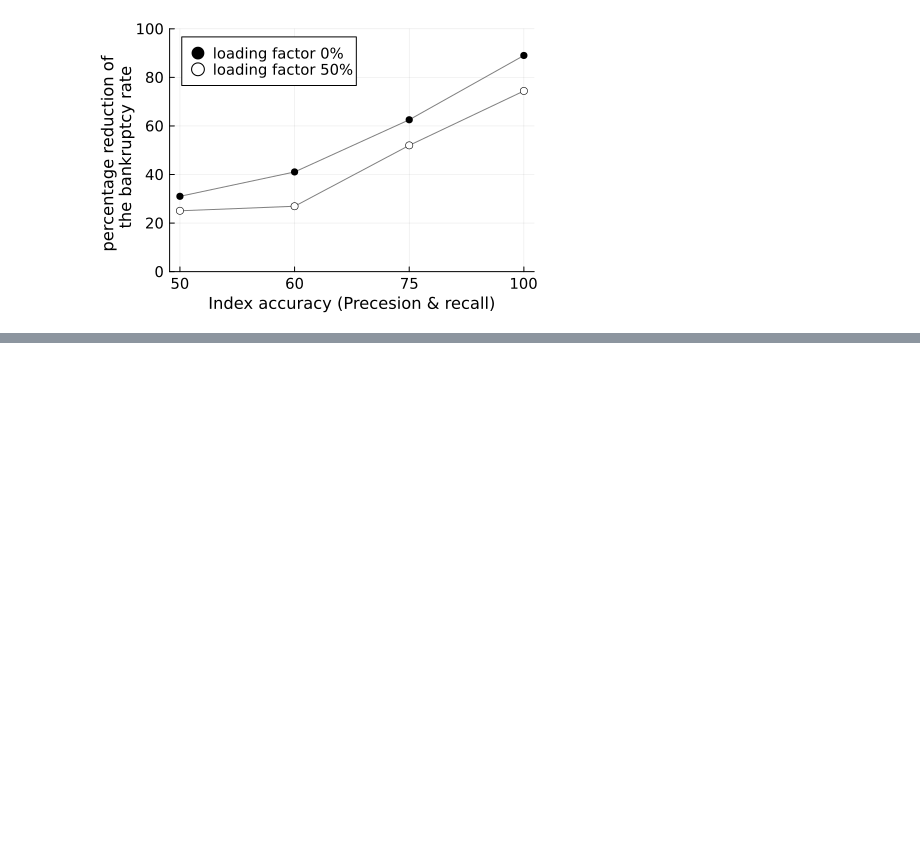
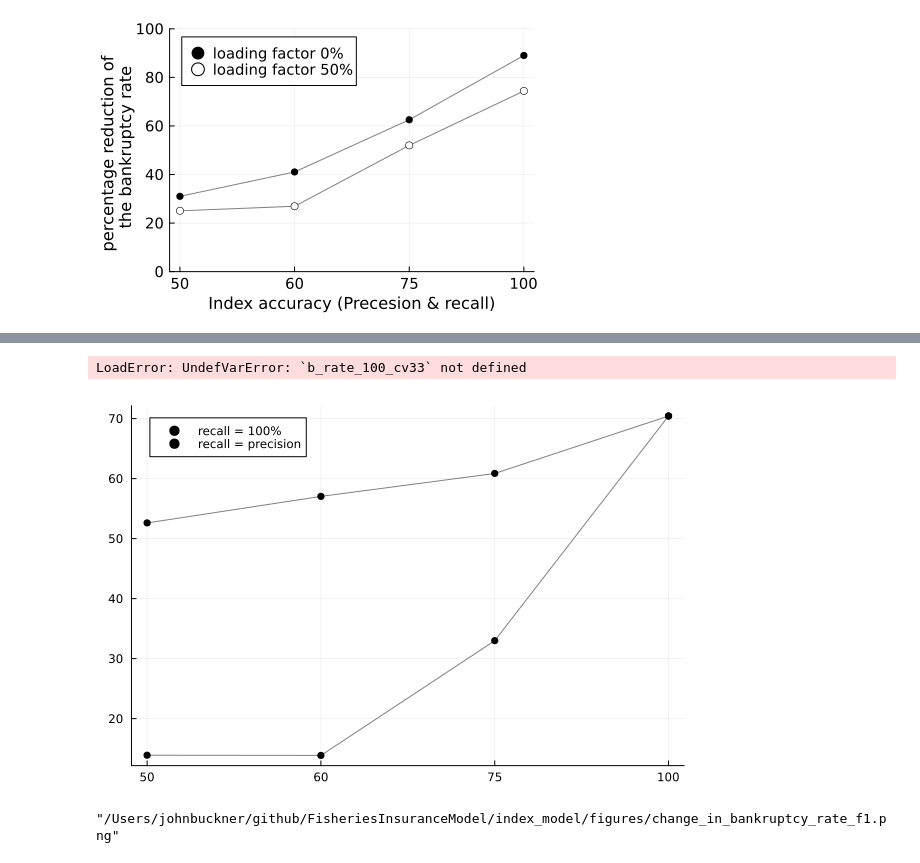
Before and after one commit to Jack-H-Buckner/FisheriesInsuranceModel, a Jupyter notebook: index_model/bankruptcy_analysis.ipynb, the cells around one changed output, grey strips where cells are left out. Saved outputs shown, nothing was run; the diff lists cells and outputs as text; code cells hidden in the pictures; blank space fills up the shorter version.

Commit message:
Committing work before updating model consistent with reviewers suggstions

```diff
--- a/index_model/bankruptcy_analysis.ipynb
+++ b/index_model/bankruptcy_analysis.ipynb
@@ -130,3 +130,10 @@ savefig("figures/change_in_bankruptcy_rate.png")
 plt
 # %% [output]
 [figure]
+# %%
+b_rate_75_100_cv33 = bankruptcy_rate("no_RA_int_pr75_re100_cv33", N = 100)
+print("done 2")
+b_rate_60_100_cv33 = bankruptcy_rate("no_RA_int_pr60_re100_cv33", N = 100)
+print("done 3")
+b_rate_50_100_cv33 = bankruptcy_rate("no_RA_int_pr50_re100_cv33", N = 100)
+print("done 4")
@@ -132,0 +167,3 @@ plt
+# %%
+b_rate_100_100_cv33 = bankruptcy_rate("no_RA_int_pr100_re100_cv33", N = 25)
+print("done 2")
@@ -132,0 +178,50 @@ plt
+# %%
+using DataFrames
+rows = [
+   merge((scenario = "pr100_re100_cv33", pr = 1.00, cv = 0.33), b_rate_100_cv33),
+    merge((scenario = "pr75_re75_100_cv33",   pr = 0.75, cv = 0.33), b_rate_75_100_cv33),
+    merge((scenario = "pr60_re60_100_cv33",   pr = 0.60, cv = 0.33), b_rate_60_100_cv33),
+    merge((scenario = "pr50_re50_100_cv33",   pr = 0.50, cv = 0.33), b_rate_50_100_cv33),
+    merge((scenario = "pr60_re42_100_cv33",   pr = 0.60, cv = 0.33), b_rate_60_100_cv33),
+    merge((scenario = "pr50_re33_100_cv33",   pr = 0.50, cv = 0.33), b_rate_50_100_cv33),
+]
+
+df_100 = DataFrame(rows)
+CSV.write("figures/bankruptcy_iso_premium_recall.csv", df_100)
+df_100
+# %% [output]
+LoadError: UndefVarError: `b_rate_100_cv33` not defined
+# %%
+using Plots
+rates_pct_cv33 = reverse(100*[b_rate_100_100_cv33.P10, b_rate_75_100_cv33.P10, b_rate_60_100_cv33.P10, b_rate_50_100_cv33.P10]./b_rate_100_100_cv33.P10_no_I)
+rates_pct_re_cv33 = reverse(100*[b_rate_100_100_cv33.P10, b_rate_75_cv33.P10, b_rate_60_cv33.P10, b_rate_50_cv33.P10]./b_rate_100_100_cv33.P10_no_I)
+
+x_axis = reverse(["100","75","60","50"])
+plt = Plots.plot(x_axis, 100 .- rates_pct_cv33, color = "grey", label = "")
+Plots.scatter!(x_axis, 100 .- rates_pct_cv33, color = "black", label = "recall = 100%")
+Plots.plot!(x_axis, 100 .- rates_pct_re_cv33, color = "grey", label = "")
+Plots.scatter!(x_axis, 100 .- rates_pct_re_cv33, color = "black", label = "recall = precision")
+# %% [output]
+[figure, added]
+# %%
+using Plots
+rates_pct_cv33 = reverse(100*[b_rate_100_100_cv33.P10, b_rate_75_100_cv33.P10, b_rate_60_100_cv33.P10, b_rate_50_100_cv33.P10, b_rate_42_100_cv33.P10, b_rate_33_100_cv33.P10]./b_rate_100_100_cv33.P10_no_I)
+rates_pct_re_cv33 = reverse(100*[b_rate_100_100_cv33.P10, b_rate_75_cv33.P10, b_rate_60_cv33.P10, b_rate_50_cv33.P10]./b_rate_100_100_cv33.P10_no_I)
+
+x_axis = reverse([100,75,60,50])./100
+x_axis_2 = reverse([100,75,60,50,42,33])./100
+f1 = 2* x_axis_2./(x_axis_2 .+ 1)
+f1_re = 2 * x_axis.^2 ./(2*x_axis)
+plt = Plots.plot(f1, 100 .- rates_pct_cv33, color = "grey", label = "")
+Plots.scatter!(f1, 100 .- rates_pct_cv33, color = "grey", label = "recall = 100%")
+Plots.plot!(f1_re, 100 .- rates_pct_re_cv33, color = "grey", label = "")
+Plots.scatter!(f1_re, 100 .- rates_pct_re_cv33, color = "white", label = "recall = precision")
+
+Plots.plot!(size = (450,300), legendfontsize = 10,tickfontsize = 10,
+            xlab = "Index accuracy (F1 score)",
+            ylab = "percentage reduction of \n the bankruptcy rate",
+            ylim = (0,100))
+
+savefig("figures/change_in_bankruptcy_rate_f1.png")
+# %% [output]
+"/Users/johnbuckner/github/FisheriesInsuranceModel/index_model/figures/change_in_bankruptcy_rate_f1.png"
```
Also changed, not shown: parts of 4 cells of this notebook, 34 other files.
